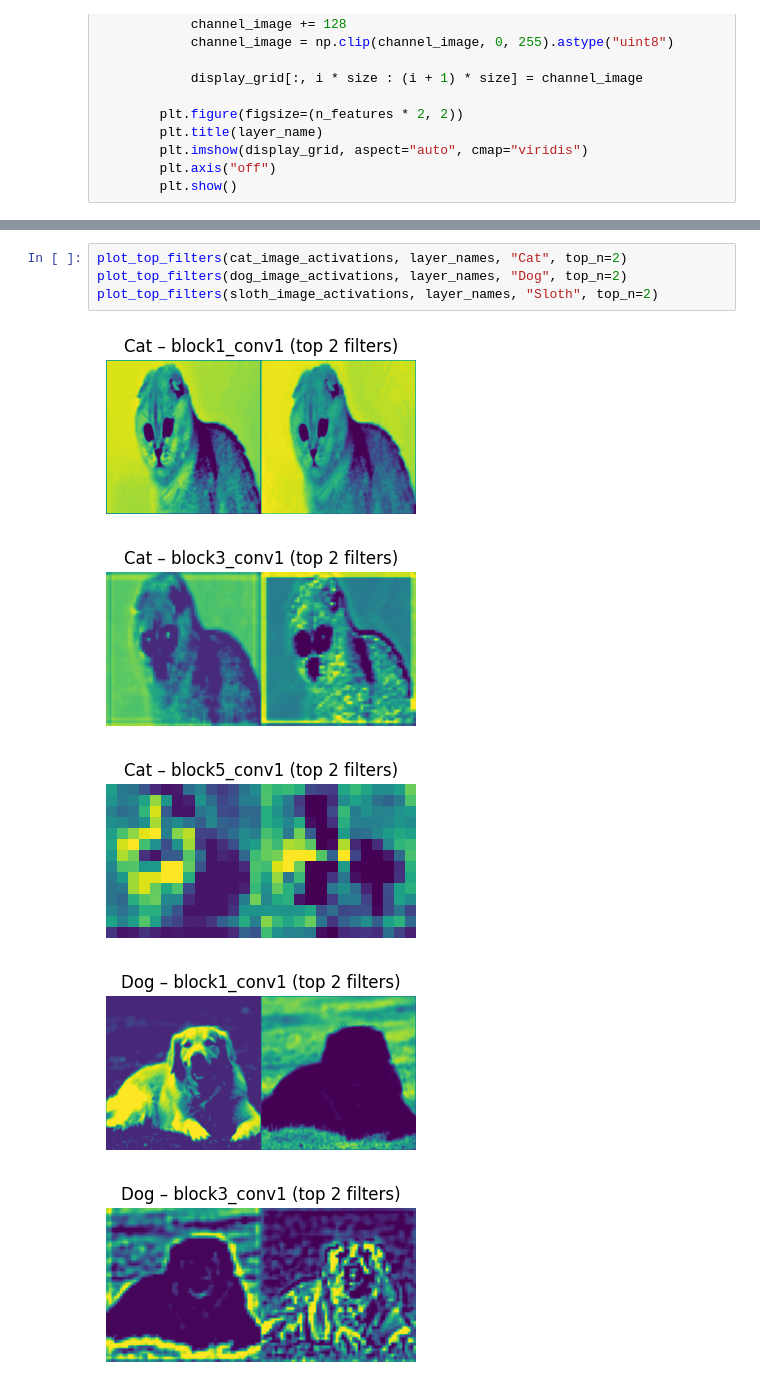
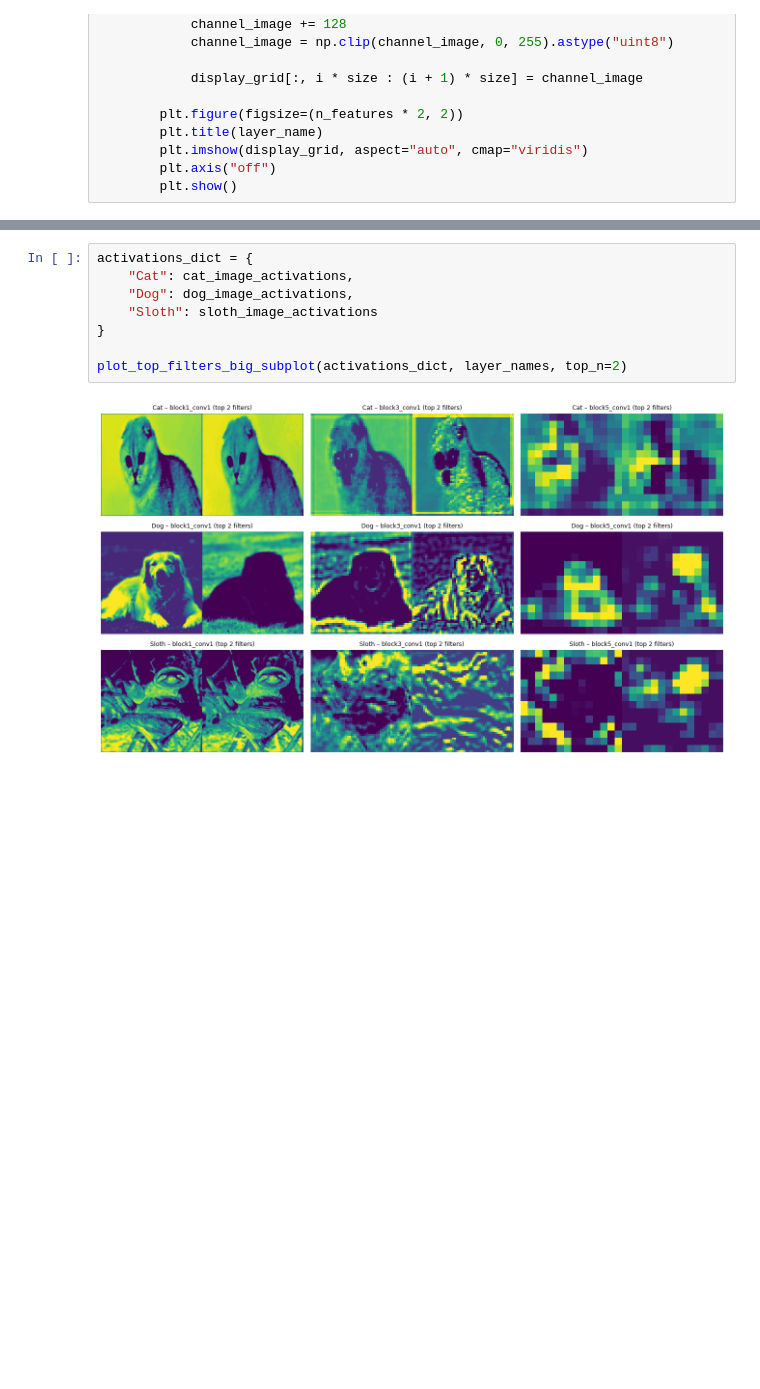
Before and after one commit to tobias-oberg/Deep-learning-Tobias-Oberg-AI24, a Jupyter notebook: Laboration_CNN/Laboration.ipynb, the cells around one changed output, grey strips where cells are left out. Drawn from its saved outputs; the diff is of its cells as text; blank space fills up the shorter version.

```diff
--- a/Laboration_CNN/Laboration.ipynb
+++ b/Laboration_CNN/Laboration.ipynb
@@ -212,10 +223,10 @@ def plot_top_filters(activations, layer_names, image_label, top_n=2):
 # %%
-plot_top_filters(cat_image_activations, layer_names, "Cat", top_n=2)
-plot_top_filters(dog_image_activations, layer_names, "Dog", top_n=2)
-plot_top_filters(sloth_image_activations, layer_names, "Sloth", top_n=2)
+activations_dict = {
+    "Cat": cat_image_activations,
+    "Dog": dog_image_activations,
+    "Sloth": sloth_image_activations
+}
+
+plot_top_filters_big_subplot(activations_dict, layer_names, top_n=2)
 # %% [output]
-[figure, old version]
+[figure, new version]
-[figure, removed]
-[figure, removed]
-[figure, removed]
-[figure, removed]
```
Also changed, not shown: parts of 9 cells of this notebook.
